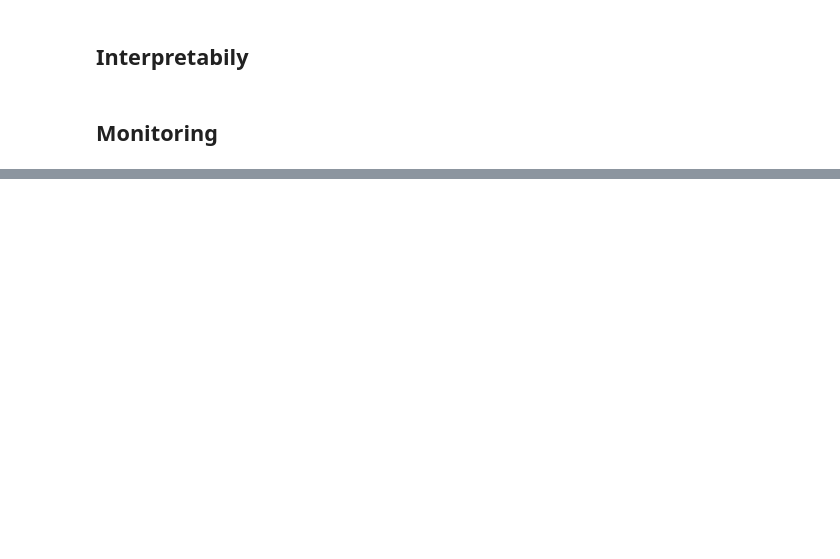
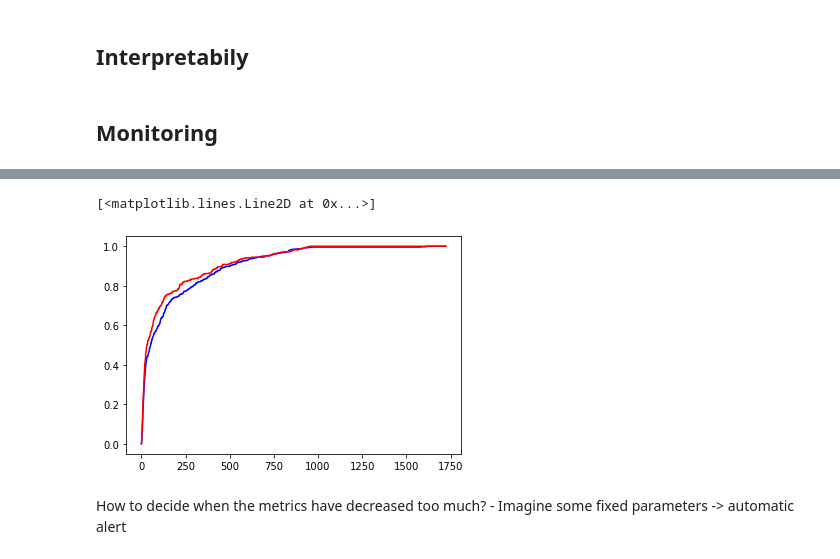
Before and after one commit to henrique-britoleao/monitoring-project, a Jupyter notebook: src/my_notebook_test.ipynb, the cells around one changed output, grey strips where cells are left out. Drawn from its saved outputs; the diff is of its cells as text; code cells hidden in the pictures; blank space fills up the shorter version.

```diff
--- a/src/my_notebook_test.ipynb
+++ b/src/my_notebook_test.ipynb
@@ -92,0 +348,16 @@ dict_metrics
+# %%
+numerical_features=['Income', 'Recency', 'MntWines', 'MntFruits', 'MntMeatProducts',
+       'MntFishProducts', 'MntSweetProducts', 'MntGoldProds',
+       'NumDealsPurchases', 'NumWebPurchases', 'NumCatalogPurchases',
+       'NumStorePurchases', 'NumWebVisitsMonth']
+# %%
+i = 4
+
+sample_data = sample_df.loc[:, numerical_features[i]]
+batch_data = fake_batch_df.loc[:, numerical_features[i]]
+
+sample_values, sample_base = np.histogram(sample_data, bins=np.arange(max(sample_data)), density=True)
+batch_values, batch_base = np.histogram(batch_data, bins=np.arange(max(batch_data)), density=True)
+#evaluate the cumulative
+sample_cumulative = np.cumsum(sample_values)
+batch_cumulative = np.cumsum(batch_values)
@@ -92,0 +366,10 @@ dict_metrics
+# %%
+# plot the cumulative function
+plt.plot(sample_base[:-1], sample_cumulative, c='blue')
+plt.plot(batch_base[:-1], batch_cumulative, c='red')
+# %% [output]
+[<matplotlib.lines.Line2D at 0x...>]
+[figure, added]
+# %% [markdown]
+How to decide when the metrics have decreased too much?
+    - Imagine some fixed parameters -> automatic alert
```
Also changed, not shown: parts of 30 cells of this notebook, 20 other files.
